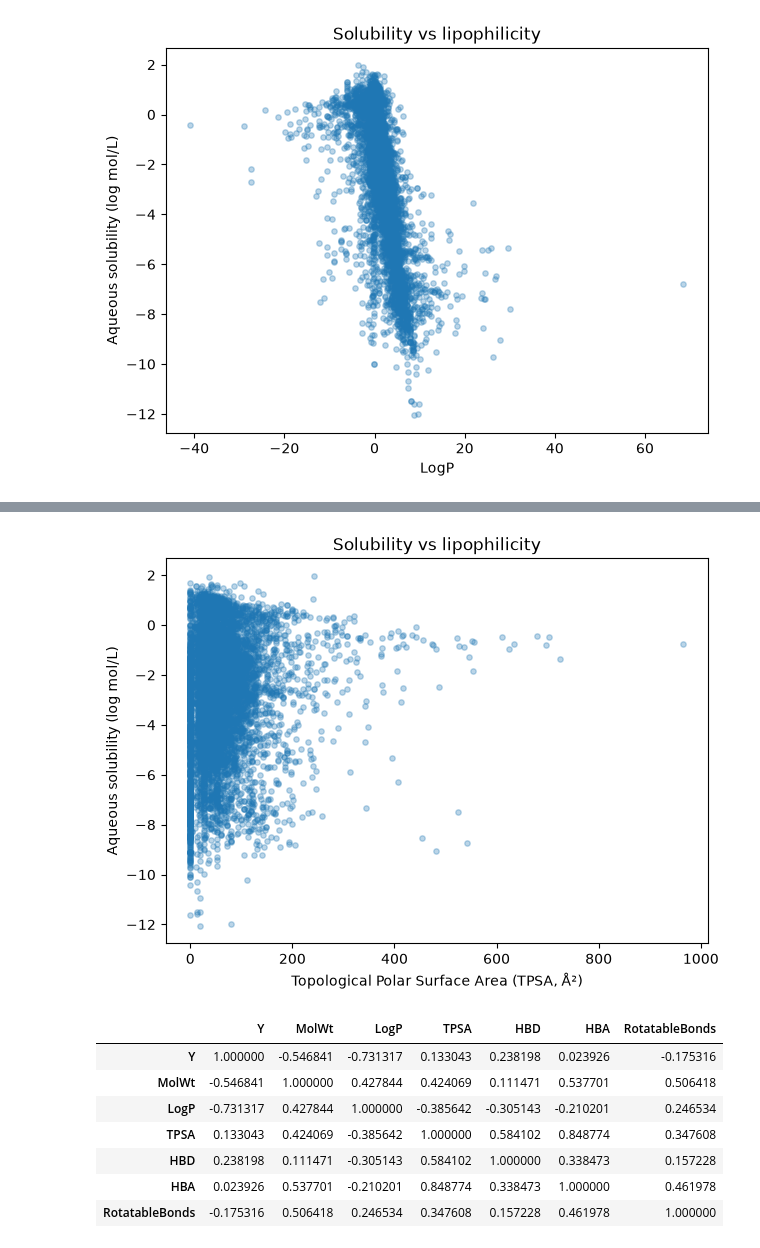
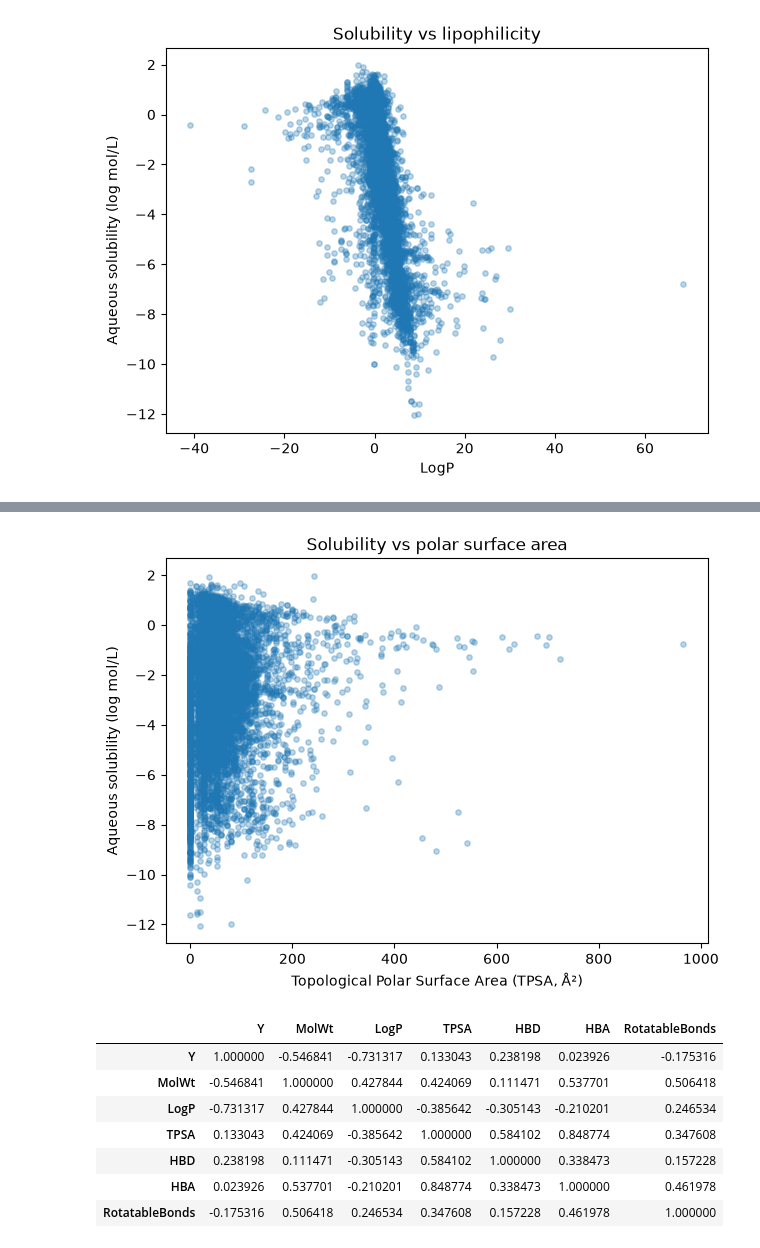
Before and after one commit to alexcorbero/admet-ml, a Jupyter notebook: notebooks/02_data_exploration.ipynb, the cells around one changed output, grey strips where cells are left out. Drawn from its saved outputs; the diff is of its cells as text; code cells hidden in the pictures.

```diff
--- a/notebooks/02_data_exploration.ipynb
+++ b/notebooks/02_data_exploration.ipynb
@@ -265,20 +260,20 @@ plt.show()
 # %%
 fig, ax = plt.subplots(figsize=(7, 5))
 
 ax.scatter(
     eda_df["TPSA"],
     eda_df["Y"],
     alpha=0.3,
     s=15
 )
 
 ax.set_xlabel("Topological Polar Surface Area (TPSA, Å²)")
 ax.set_ylabel("Aqueous solubility (log mol/L)")
-ax.set_title("Solubility vs lipophilicity")
+ax.set_title("Solubility vs polar surface area")
 
 plt.show()
 # %% [output]
-[figure, old version]
+[figure, new version]
 # %%
 eda_df[
     ["Y", "MolWt", "LogP", "TPSA", "HBD", "HBA", "RotatableBonds"]
```
Also changed, not shown: parts of 5 cells of this notebook, 1 other file.
